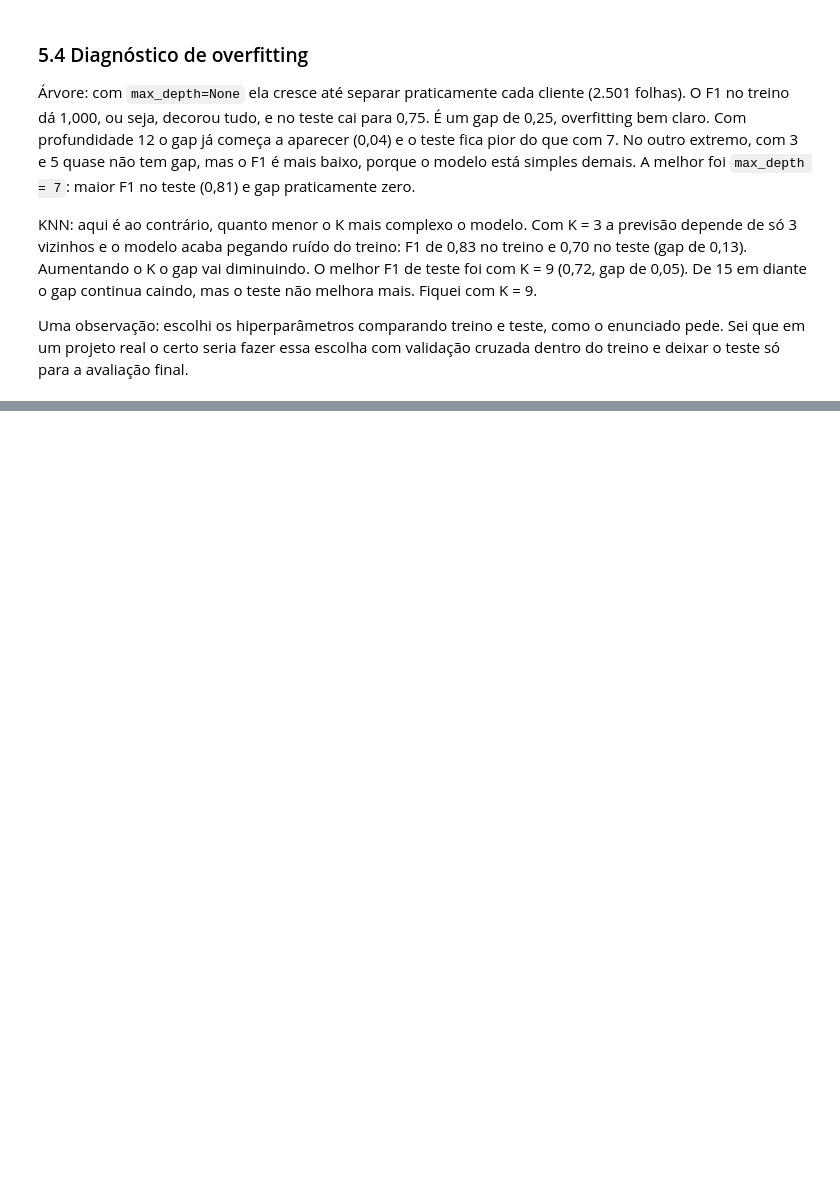
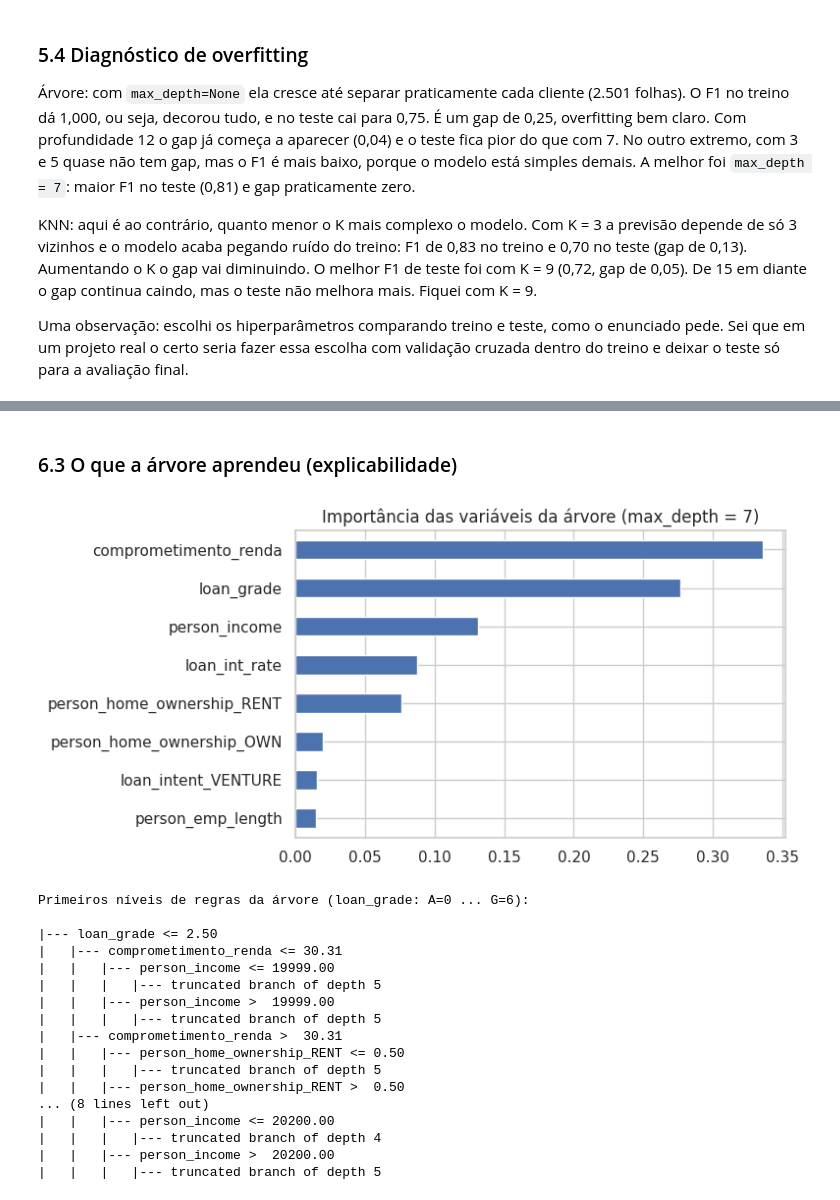
Before and after one commit to PaulaKinder/Machine-Learning-e-Visao-Computacional-T3-Projeto-Avaliativo-Modulo-1-, a Jupyter notebook: risco_credito.ipynb, the cells around one changed output, grey strips where cells are left out. Cells and saved outputs as stored; diff of their text form; code cells hidden in the pictures; blank space fills up the shorter version.

```diff
--- a/risco_credito.ipynb
+++ b/risco_credito.ipynb
@@ -661,0 +856,32 @@ final.
+# %% [markdown]
+### 6.3 O que a árvore aprendeu (explicabilidade)
+# %%
+from sklearn.tree import export_text
+
+imp = pd.Series(arv_final.feature_importances_, index=X_train.columns).sort_values(ascending=False).head(8)
+fig, ax = plt.subplots(figsize=(8, 4))
+imp.sort_values().plot(kind="barh", ax=ax, color="#4C72B0")
+ax.set_title(f"Importância das variáveis da árvore (max_depth = {melhor_d})")
+plt.tight_layout(); plt.savefig(f"{FIG_DIR}/10_importancia.png", dpi=110); plt.show()
+
+print("Primeiros níveis de regras da árvore (loan_grade: A=0 ... G=6):\n")
+print(export_text(arv_final, feature_names=list(X_train.columns), max_depth=2))
+# %% [output]
+[figure, added]
+Primeiros níveis de regras da árvore (loan_grade: A=0 ... G=6):
+
+|--- loan_grade <= 2.50
+|   |--- comprometimento_renda <= 30.31
+|   |   |--- person_income <= 19999.00
+|   |   |   |--- truncated branch of depth 5
+|   |   |--- person_income >  19999.00
+|   |   |   |--- truncated branch of depth 5
+|   |--- comprometimento_renda >  30.31
+|   |   |--- person_home_ownership_RENT <= 0.50
+|   |   |   |--- truncated branch of depth 5
+|   |   |--- person_home_ownership_RENT >  0.50
+... (8 lines left out)
+|   |   |--- person_income <= 20200.00
+|   |   |   |--- truncated branch of depth 4
+|   |   |--- person_income >  20200.00
+|   |   |   |--- truncated branch of depth 5
```
Also changed, not shown: parts of 11 cells of this notebook, 3 other files.
